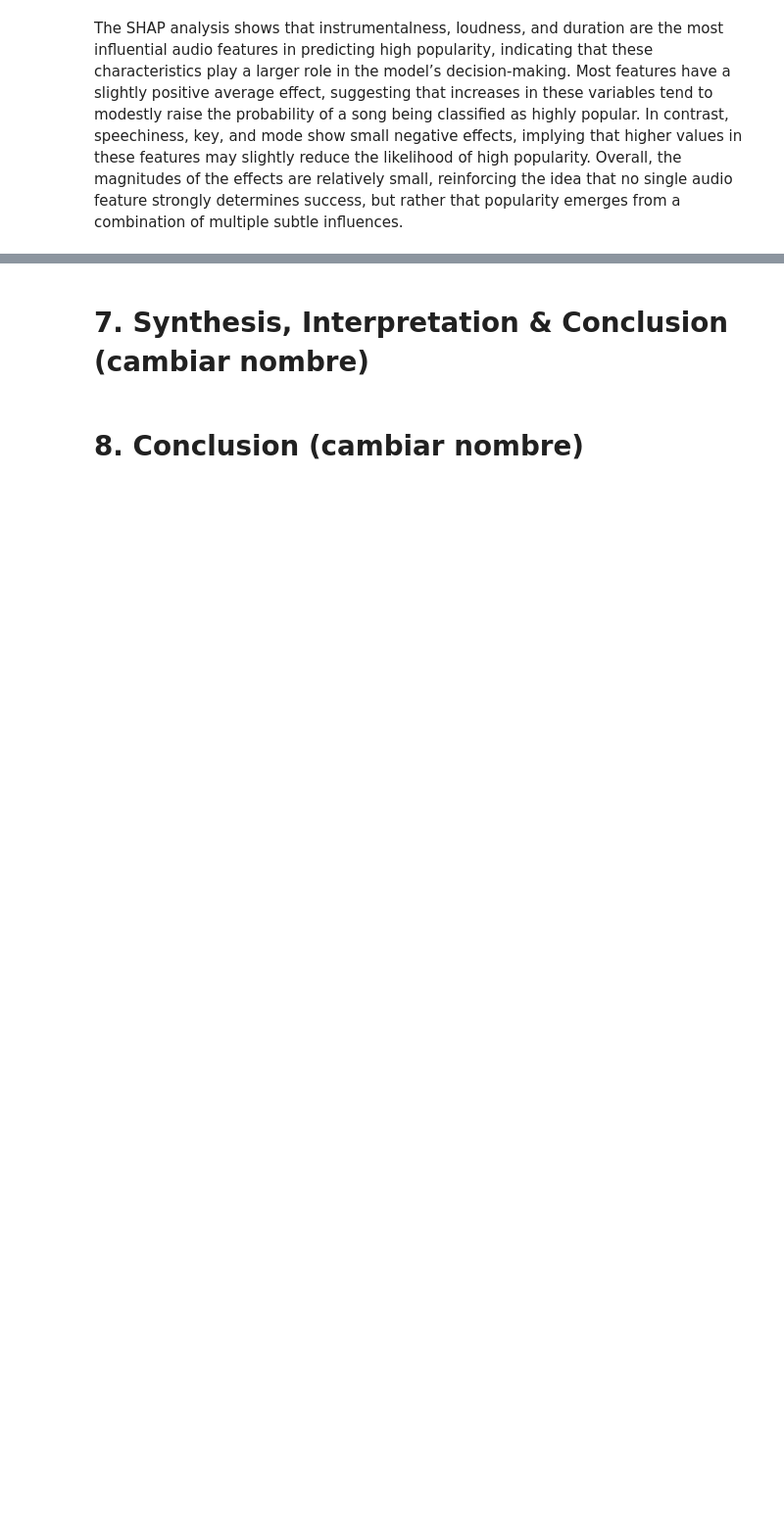
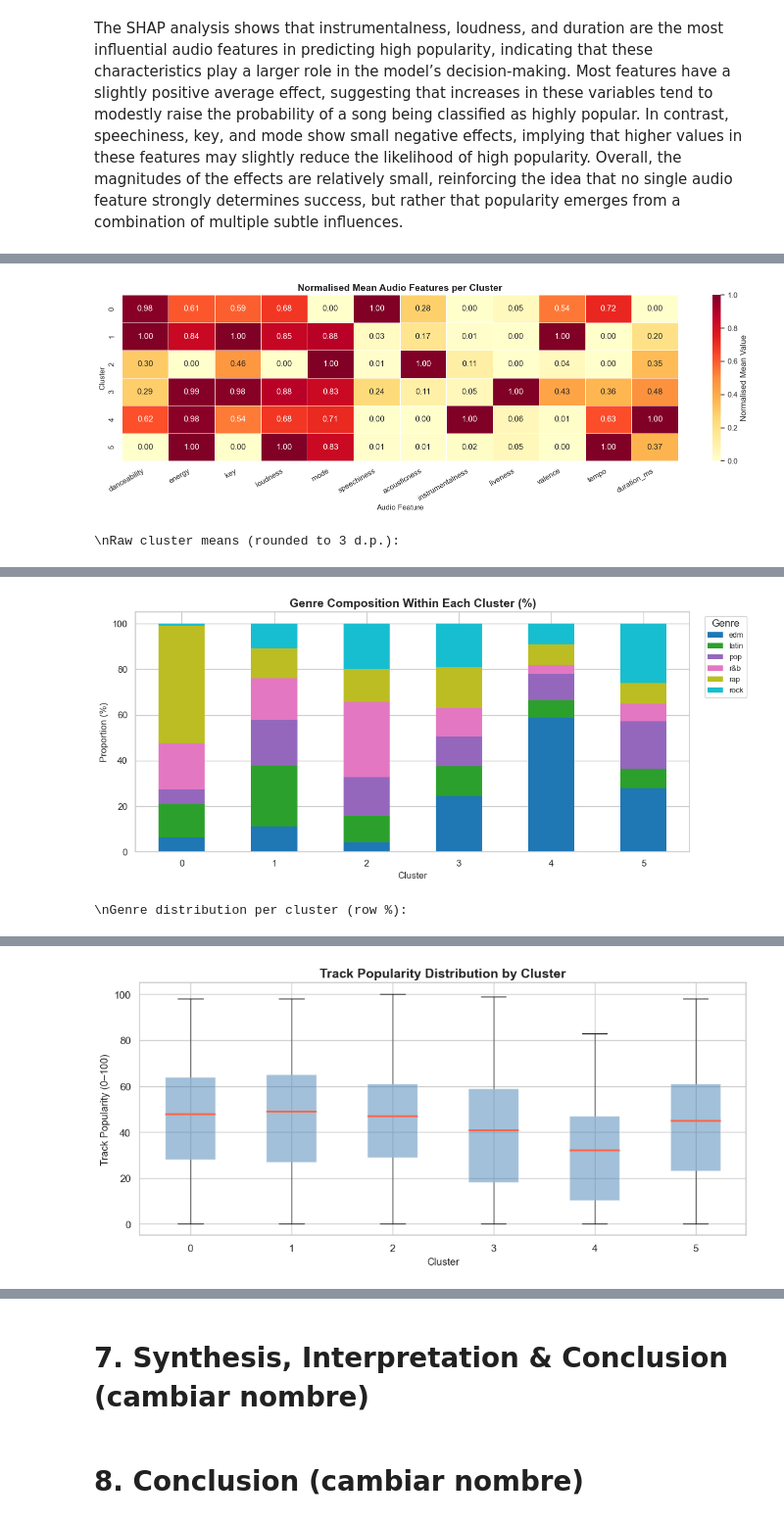
Before and after one commit to zoemekin/AI-ML, a Jupyter notebook: FINAL_VER.ipynb, the cells around one changed output, grey strips where cells are left out. Shown at 98% size. Cells and saved outputs as stored; diff of their text form; code cells hidden in the pictures; blank space fills up the shorter version.

```diff
--- a/FINAL_VER.ipynb
+++ b/FINAL_VER.ipynb
@@ -1135,0 +1692,71 @@ The SHAP analysis shows that instrumentalness, loudness, and duration are the mo
+# %%
+from sklearn.preprocessing import MinMaxScaler
+
+# ── Mean audio features per cluster ──────────────────────────────────────────
+cluster_means = (df_cluster
+                 .groupby("cluster")[audio_features_cluster]
+                 .mean())
+
+# Normalise to [0, 1] for readability in the heatmap
+mm_scaler = MinMaxScaler()
+cluster_means_norm = pd.DataFrame(
+    mm_scaler.fit_transform(cluster_means),
+    index=cluster_means.index,
+    columns=cluster_means.columns
+)
+
+fig, ax = plt.subplots(figsize=(15, 5))
+sns.heatmap(cluster_means_norm, annot=True, fmt=".2f", cmap="YlOrRd",
+            linewidths=0.4, ax=ax, cbar_kws={"label": "Normalised Mean Value"})
+ax.set_title("Normalised Mean Audio Features per Cluster", fontsize=14, fontweight="bold")
+ax.set_xlabel("Audio Feature", fontsize=11)
+ax.set_ylabel("Cluster", fontsize=11)
+plt.xticks(rotation=30, ha="right")
+plt.tight_layout()
+plt.show()
+
+print("\\nRaw cluster means (rounded to 3 d.p.):")
+display(cluster_means.round(3))
+
+# ── Genre distribution per cluster ───────────────────────────────────────────
+genre_crosstab = pd.crosstab(
+    df_cluster["cluster"],
+    df_cluster["playlist_genre"],
+    normalize="index"
+) * 100
+
+fig, ax = plt.subplots(figsize=(11, 5))
+genre_crosstab.plot(kind="bar", stacked=True, ax=ax, colormap="tab10",
+                    edgecolor="none")
+ax.set_title("Genre Composition Within Each Cluster (%)",
+             fontsize=14, fontweight="bold")
+ax.set_xlabel("Cluster", fontsize=11)
+ax.set_ylabel("Proportion (%)", fontsize=11)
+ax.legend(title="Genre", bbox_to_anchor=(1.02, 1), loc="upper left", fontsize=9)
+plt.xticks(rotation=0)
+plt.tight_layout()
+plt.show()
+
+print("\\nGenre distribution per cluster (row %):")
+display(genre_crosstab.round(1))
+
+# ── Track popularity per cluster ─────────────────────────────────────────────
+fig, ax = plt.subplots(figsize=(10, 5))
+df_cluster.boxplot(column="track_popularity", by="cluster",
+                   ax=ax, notch=False, patch_artist=True,
+                   boxprops=dict(facecolor="steelblue", alpha=0.5),
+                   medianprops=dict(color="tomato", linewidth=2))
+ax.set_title("Track Popularity Distribution by Cluster", fontsize=14, fontweight="bold")
+ax.set_xlabel("Cluster", fontsize=11)
+ax.set_ylabel("Track Popularity (0–100)", fontsize=11)
+plt.suptitle("")
+plt.tight_layout()
+plt.show()
+
+print("\\nMean track popularity per cluster:")
+print(df_cluster.groupby("cluster")["track_popularity"].mean().round(2))
+print("\\nMedian track popularity per cluster:")
+print(df_cluster.groupby("cluster")["track_popularity"].median().round(2))
+# %% [output]
+[figure, added]
+\nRaw cluster means (rounded to 3 d.p.):
@@ -1135,0 +1771,2 @@ The SHAP analysis shows that instrumentalness, loudness, and duration are the mo
+[figure, added]
+\nGenre distribution per cluster (row %):
@@ -1135,0 +1781 @@ The SHAP analysis shows that instrumentalness, loudness, and duration are the mo
+[figure, added]
```
Also changed, not shown: parts of 39 cells of this notebook.
